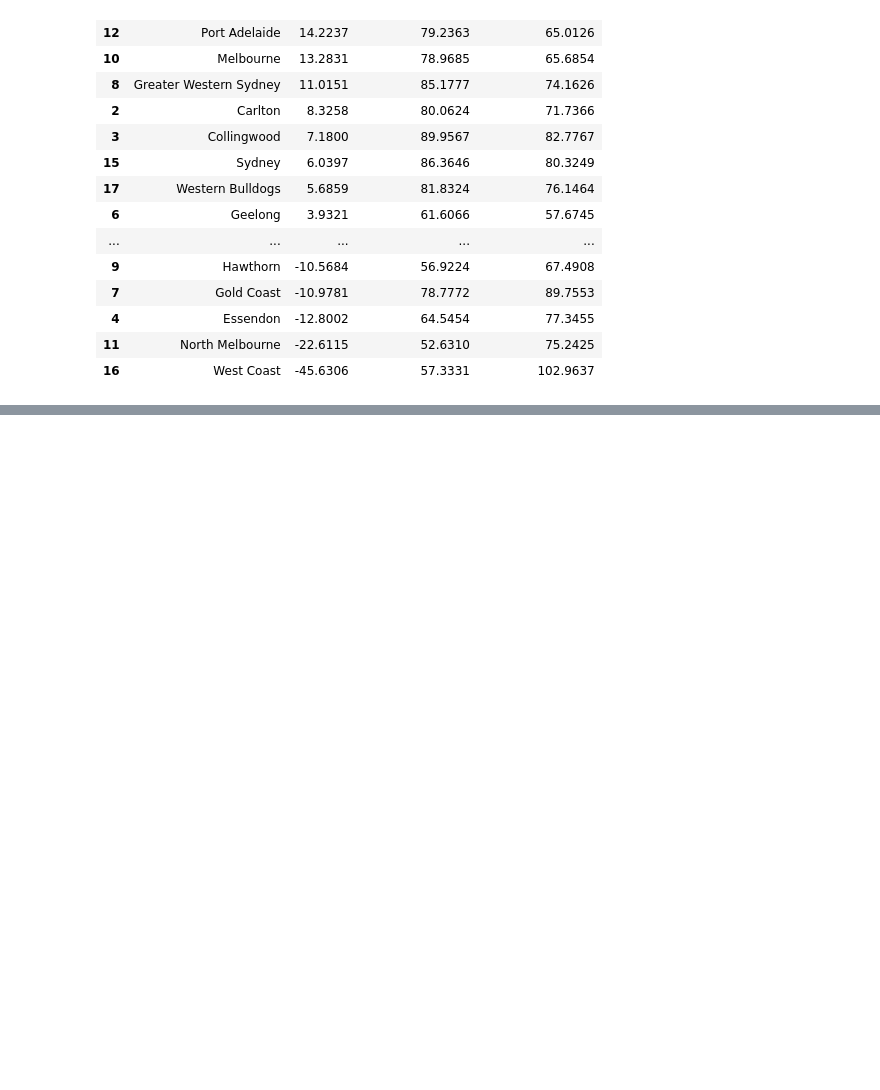
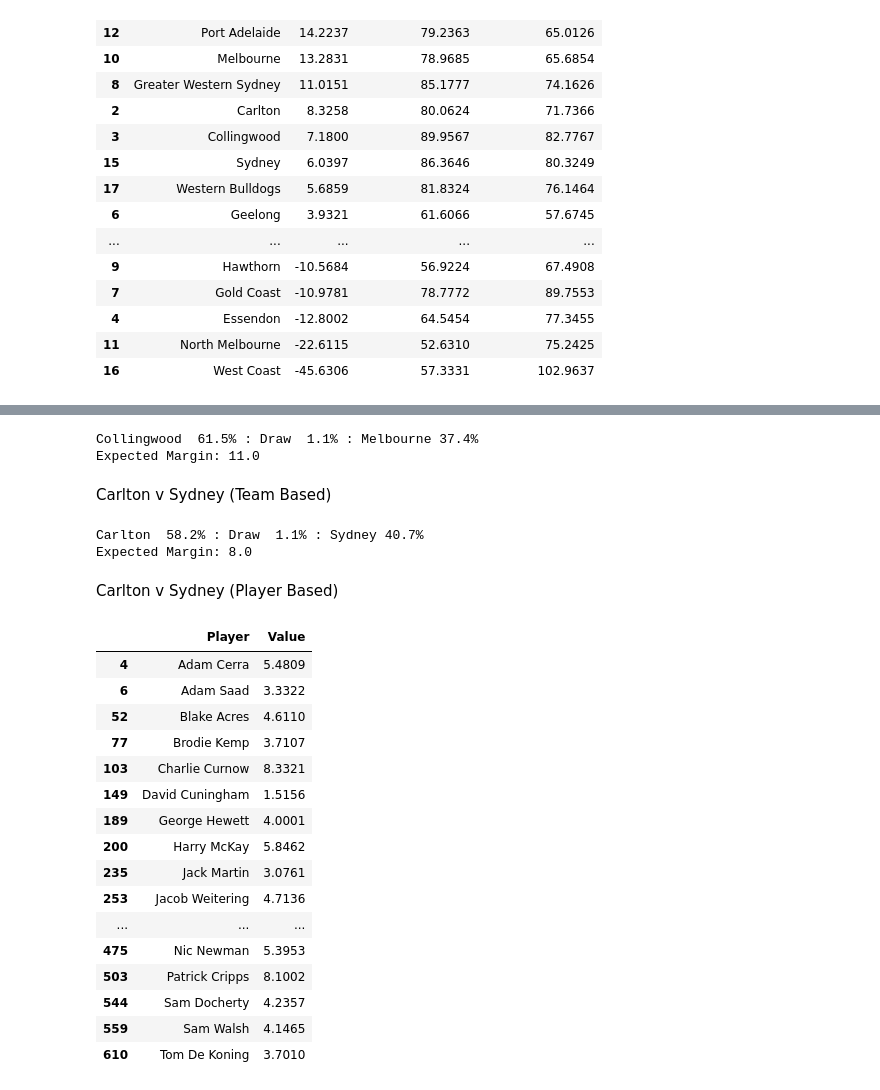
Before and after one commit to ciaran-grant/afl-player-ratings, a Jupyter notebook: exploratory_analysis/team_ratings/team_ratings_class.ipynb, the cells around one changed output, grey strips where cells are left out. Cells and saved outputs as stored; diff of their text form; code cells hidden in the pictures; blank space fills up the shorter version.

```diff
--- a/exploratory_analysis/team_ratings/team_ratings_class.ipynb
+++ b/exploratory_analysis/team_ratings/team_ratings_class.ipynb
@@ -2271,0 +2390,24 @@ Overall MAE: 27.72
+# %%
+player_rating_difference = collingwood_team_offensive_rating - melbourne_team_offensive_rating
+home_win_prob, draw_prob, away_win_prob = ratings.calculate_probabilities(player_rating_difference, std = 35)
+print('Collingwood  {:.1f}% : Draw  {:.1f}% : Melbourne {:.1f}%'.format(100*home_win_prob, 100*draw_prob, 100*away_win_prob))
+print("Expected Margin: {}".format((player_rating_difference).round(0)))
+# %% [output]
+Collingwood  61.5% : Draw  1.1% : Melbourne 37.4%
+Expected Margin: 11.0
+# %% [markdown]
+Carlton v Sydney (Team Based)
+# %%
+match_id="2023F1_Carlton_Sydney"
+latest_ratings = ratings.team_values[round_id]
+carlton_rating = latest_ratings[latest_ratings['Team'] == "Carlton"]['Rating'].iloc[0]
+sydney_rating = latest_ratings[latest_ratings['Team'] == "Sydney"]['Rating'].iloc[0]
+rating_difference = carlton_rating - sydney_rating + ratings.home_advantage
+home_win_prob, draw_prob, away_win_prob = ratings.calculate_probabilities(rating_difference, std = 35)
+print('Carlton  {:.1f}% : Draw  {:.1f}% : Sydney {:.1f}%'.format(100*home_win_prob, 100*draw_prob, 100*away_win_prob))
+print("Expected Margin: {}".format((rating_difference).round(0)))
+# %% [output]
+Carlton  58.2% : Draw  1.1% : Sydney 40.7%
+Expected Margin: 8.0
+# %% [markdown]
+Carlton v Sydney (Player Based)
@@ -2271,0 +2463,23 @@ Overall MAE: 27.72
+# %%
+latest_player_values = ratings.player_values[round_id]
+carlton_player_values = latest_player_values[latest_player_values['Player'].isin(carlton_team)]
+carlton_team_offensive_rating = carlton_player_values['Value'].sum()
+carlton_player_values
+# %% [output]
+|  | Player | Value |
+| 4 | Adam Cerra | 5.4809 |
+| 6 | Adam Saad | 3.3322 |
+| 52 | Blake Acres | 4.6110 |
+| 77 | Brodie Kemp | 3.7107 |
+| 103 | Charlie Curnow | 8.3321 |
+| 149 | David Cuningham | 1.5156 |
+| 189 | George Hewett | 4.0001 |
+| 200 | Harry McKay | 5.8462 |
+| 235 | Jack Martin | 3.0761 |
+| 253 | Jacob Weitering | 4.7136 |
+| ... | ... | ... |
+| 475 | Nic Newman | 5.3953 |
+| 503 | Patrick Cripps | 8.1002 |
+| 544 | Sam Docherty | 4.2357 |
+| 559 | Sam Walsh | 4.1465 |
+| 610 | Tom De Koning | 3.7010 |
```
Also changed, not shown: parts of 22 cells of this notebook, 6 other files.
